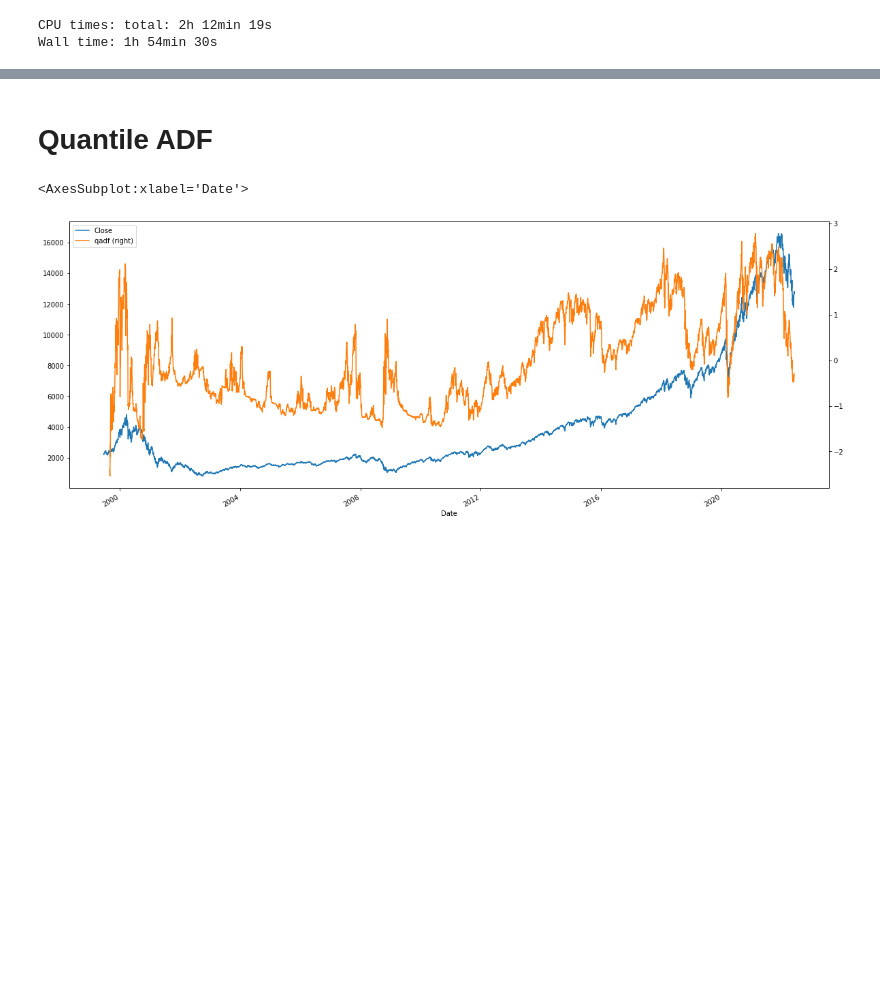
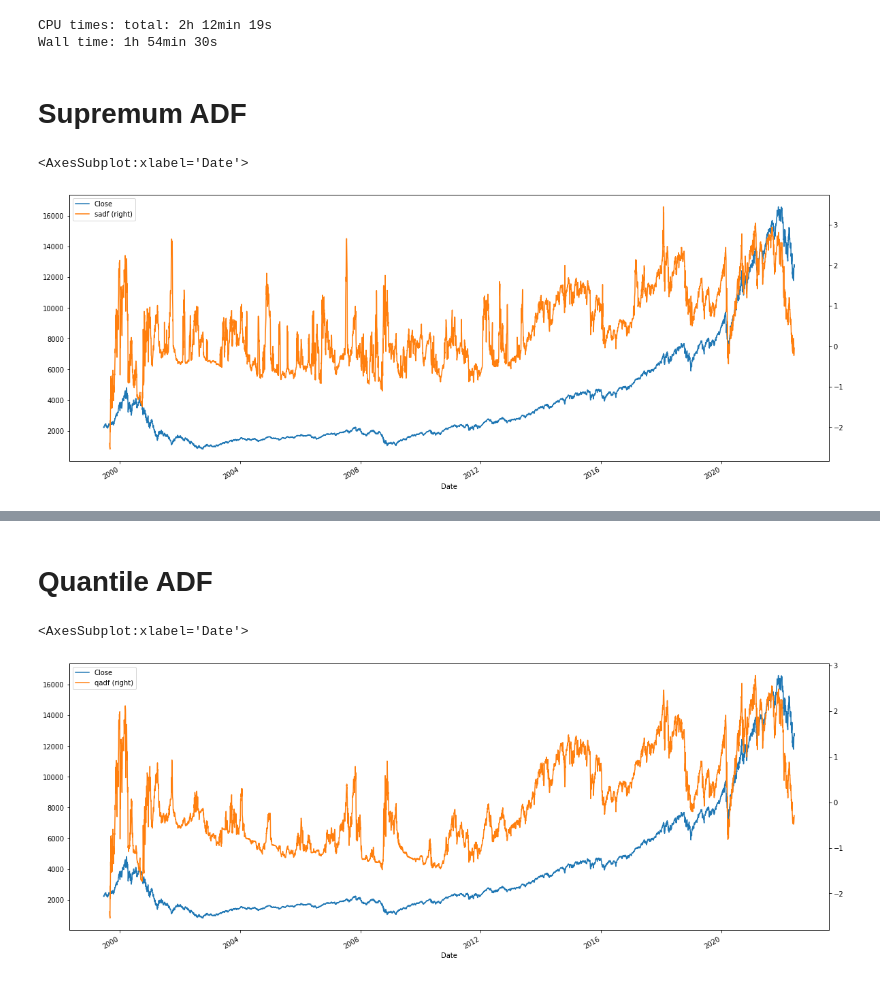
Before and after one commit to maxgao18/AFML, a Jupyter notebook: 17.3.ipynb, the cells around one changed output, grey strips where cells are left out. Cells and saved outputs as stored; diff of their text form; code cells hidden in the pictures; blank space fills up the shorter version.

```diff
--- a/17.3.ipynb
+++ b/17.3.ipynb
@@ -39,3 +39,12 @@ data["sadf_log"] = signals.supremum_augmented_dickey_fuller_statistic(stats=adfs
 # %% [output]
 CPU times: total: 2h 12min 19s
 Wall time: 1h 54min 30s
+# %% [markdown]
+# Supremum ADF
+# %%
+plt.rcParams["figure.figsize"] = (20, 8)
+
+data[["Close", "sadf"]].interpolate(method="linear").plot(secondary_y="sadf")
+# %% [output]
+<AxesSubplot:xlabel='Date'>
+[figure, added]
```
Also changed, not shown: parts of 2 cells of this notebook.
